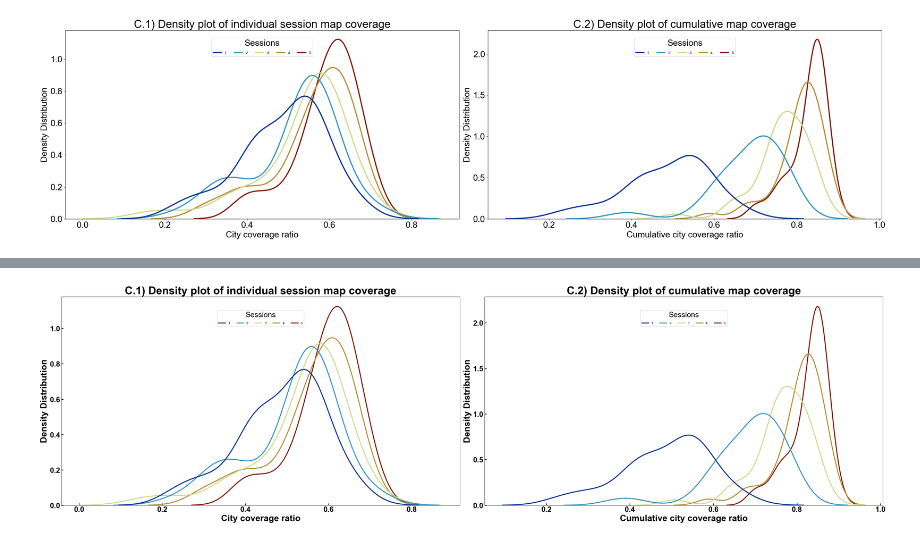
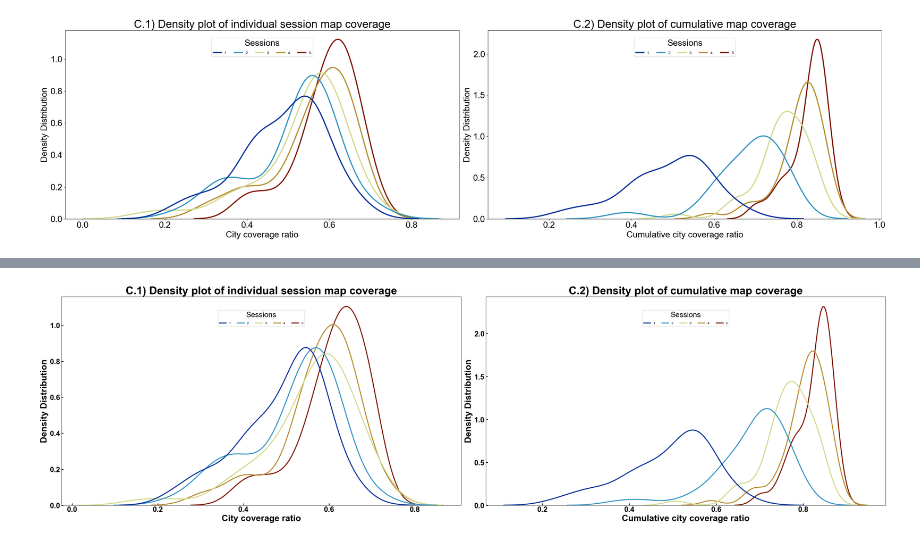
Before and after one commit to tracysanchez/DataAnalysis, a Jupyter notebook: Joining_FinalData/Maps/01_Map_Coverage.ipynb, the cells around one changed output, grey strips where cells are left out. Saved outputs shown, nothing was run; the diff lists cells and outputs as text; code cells hidden in the pictures.

```diff
--- a/Joining_FinalData/Maps/01_Map_Coverage.ipynb
+++ b/Joining_FinalData/Maps/01_Map_Coverage.ipynb
@@ -199,7 +208,11 @@ plt.show()
 # %%
 custom_palette = ["#033198", "#3495c3", "#d2d98d", "#b78e33", "#7e1700"]
-# Filter out the control group for plotting
-filtered_df = Coverage[Coverage['Experiment'] != 'Control'].copy()
+
+# We are excluding two participants because they were exposed to Vincent's experiment
+Mask_IDs = Coverage['ParticipantID'].isin([ 5238, 8695])
+filtered_df = Coverage.loc[~Mask_IDs]
+
+
 plt.rcParams['font.family'] = 'Arial'
 
 # Set up the matplotlib figure with 2 subplots
@@ -220,33 +233,33 @@ leg = g.get_legend()
 leg._legend_box.align = "center"
 leg.set_title('Sessions', prop={'size': 22})
 
 # Expand the size of the legend box
 leg._legend_box.sep = 10
 
 # KDE plot for CummulativeRatio with increased line width
 g2 = sns.kdeplot(data=filtered_df, x='CummulativeRatio', hue='SessionNr', palette=custom_palette, ax=axes[1], linewidth=3)  # Increased linewidth
 sns.move_legend(g2, "lower center", bbox_to_anchor=(.5, .85), ncol=5, title='Sessions')
 leg = g2.get_legend()
 leg._legend_box.align = "center"
 leg.set_title('Sessions', prop={'size': 22})
 
 axes[1].set_xlabel('Cumulative city coverage ratio', fontsize=26, fontweight='bold')  # Increased fontsize and set to bold
 axes[1].set_ylabel('Density Distribution', fontsize=26, fontweight='bold')  # Increased fontsize and set to bold
 axes[1].set_title('C.2) Density plot of cumulative map coverage', fontsize=32, fontweight='bold')  # Increased fontsize and set to bold
 axes[1].tick_params(labelsize=22, labelrotation=0, width=2, length=6, direction='in', grid_color='r', grid_alpha=0.5)
 for tick in axes[1].get_xticklabels():
     tick.set_fontweight('bold')
 for tick in axes[1].get_yticklabels():
     tick.set_fontweight('bold')
 
 # Expand the size of the legend box
 leg._legend_box.sep = 10
 
 # Improve the layout
 plt.tight_layout()
 plt.savefig("/Volumes/TwoTeras/2_DataSets_Experiments_1_2/Plots/Coverage_Ratios.png", bbox_inches="tight", pad_inches=0.3)
 plt.show()
 # %% [output]
-[figure, old version]
+[figure, new version]
 # %%
 custom_palette = ["#033198", "#3495c3", "#d2d98d", "#b78e33", "#7e1700"]
```
Also changed, not shown: parts of 10 cells of this notebook, 8 other files.
